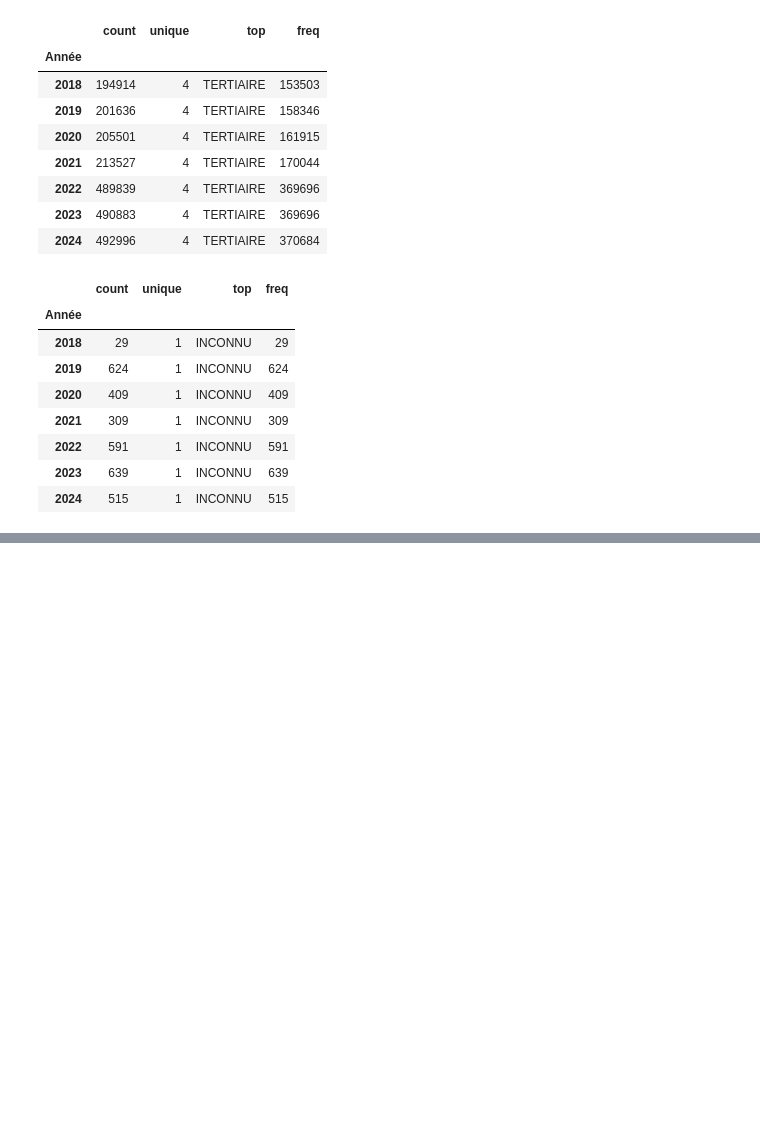
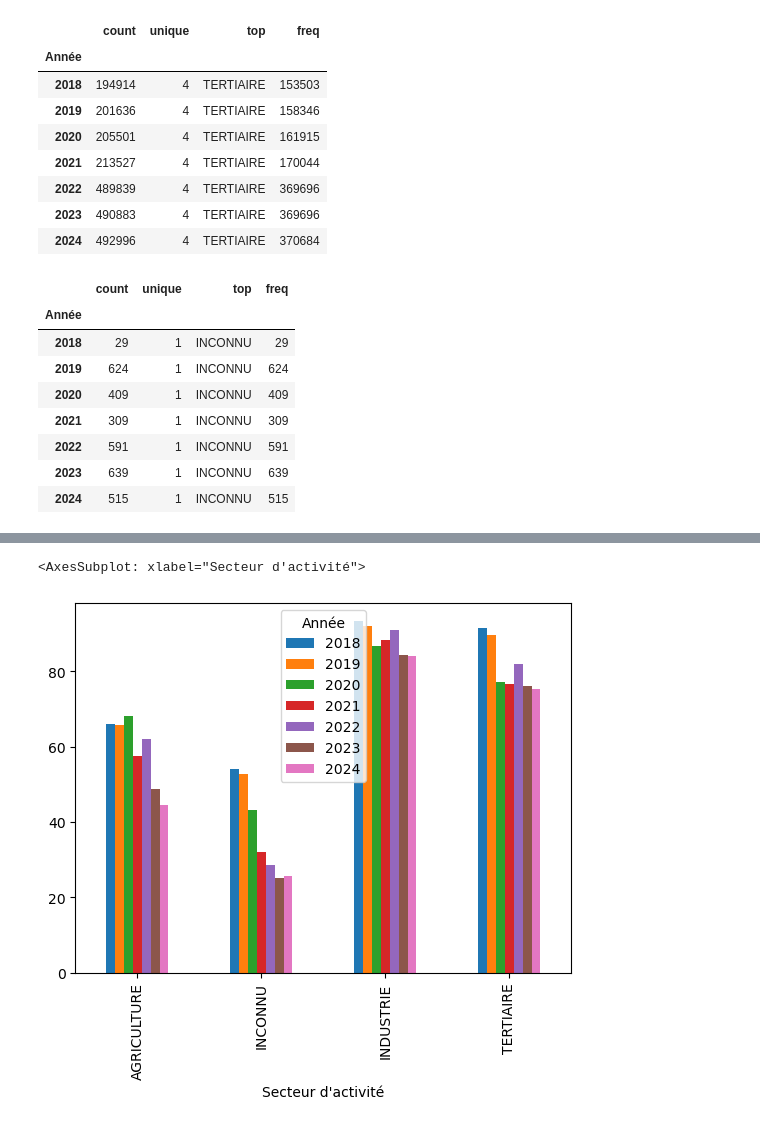
Before and after one commit to ClemBytes/EnedisOpenData, a Jupyter notebook: draft.ipynb, the cells around one changed output, grey strips where cells are left out. Saved outputs shown, nothing was run; the diff lists cells and outputs as text; code cells hidden in the pictures; blank space fills up the shorter version.

```diff
--- a/draft.ipynb
+++ b/draft.ipynb
@@ -270,3 +270,8 @@ df[df["Secteur d\'activité"] == "INCONNU"][df["Année"] == 2018].sort_values("C
 | 2011242 | 2018 | 130560117 | Canto-Perdrix | 8 | NaN | AVENUE | DE CANTO PERDRIX | ... |
 | 1674666 | 2018 | 061520102 | Ecarts Sud | 1201 | NaN | ROUTE | DES CRETES | ... |
 | 2228741 | 2018 | 742730000 | Sixt-Fer-à-Cheval (commune non ir... | 4Q | NaN | NaN | NaN | ... |
+# %%
+df.groupby(["Secteur d\'activité", "Année"])["Consommation annuelle totale de l\'adresse (MWh)"].median().unstack("Année").plot(kind="bar")
+# %% [output]
+<AxesSubplot: xlabel="Secteur d'activité">
+[figure, added]
```
Also changed, not shown: parts of 1 cell of this notebook.
